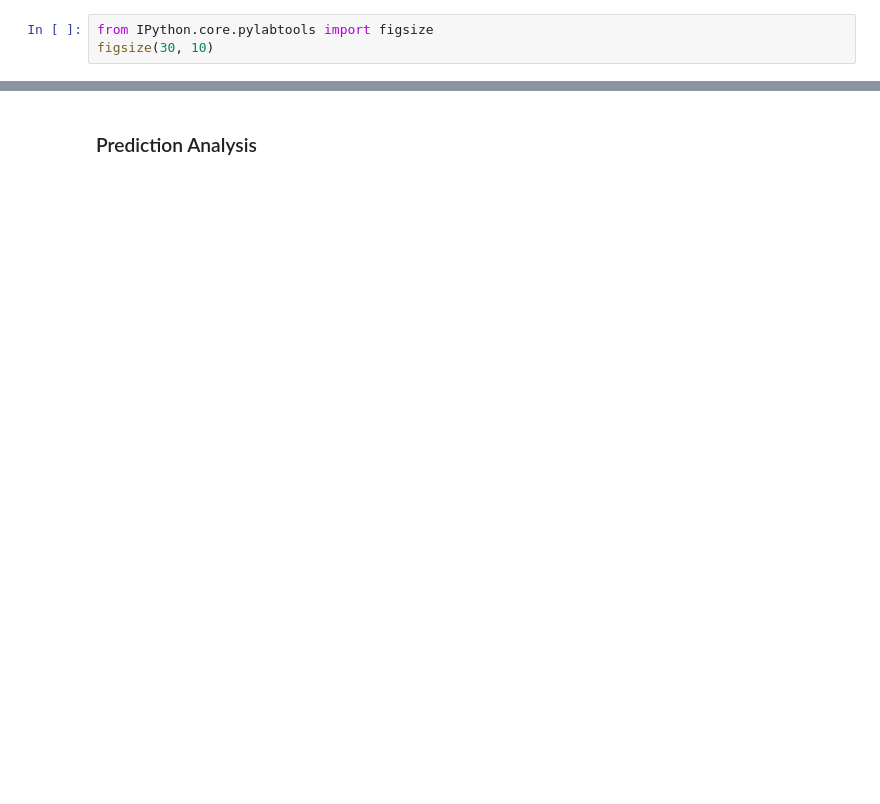
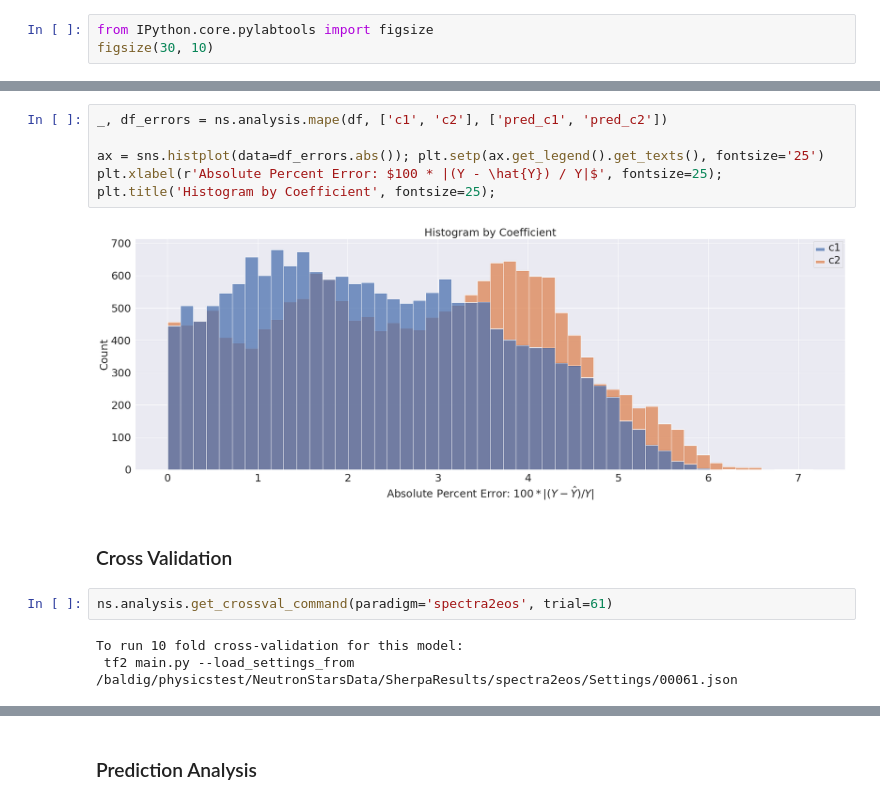
Before and after one commit to jordanott/NeutronStars, a Jupyter notebook: Notebooks/Results.ipynb, the cells around one changed output, grey strips where cells are left out. Drawn from its saved outputs; the diff is of its cells as text; blank space fills up the shorter version.

```diff
--- a/Notebooks/Results.ipynb
+++ b/Notebooks/Results.ipynb
@@ -10,0 +51,14 @@ figsize(30, 10)
+# %%
+_, df_errors = ns.analysis.mape(df, ['c1', 'c2'], ['pred_c1', 'pred_c2'])
+
+ax = sns.histplot(data=df_errors.abs()); plt.setp(ax.get_legend().get_texts(), fontsize='25')
+plt.xlabel(r'Absolute Percent Error: $100 * |(Y - \hat{Y}) / Y|$', fontsize=25); plt.title('Histogram by Coefficient', fontsize=25);
+# %% [output]
+[figure, added]
+# %% [markdown]
+### Cross Validation
+# %%
+ns.analysis.get_crossval_command(paradigm='spectra2eos', trial=61)
+# %% [output]
+To run 10 fold cross-validation for this model:
+ tf2 main.py --load_settings_from /baldig/physicstest/NeutronStarsData/SherpaResults/spectra2eos/Settings/00061.json
```
Also changed, not shown: parts of 44 cells of this notebook, 3 other files.
